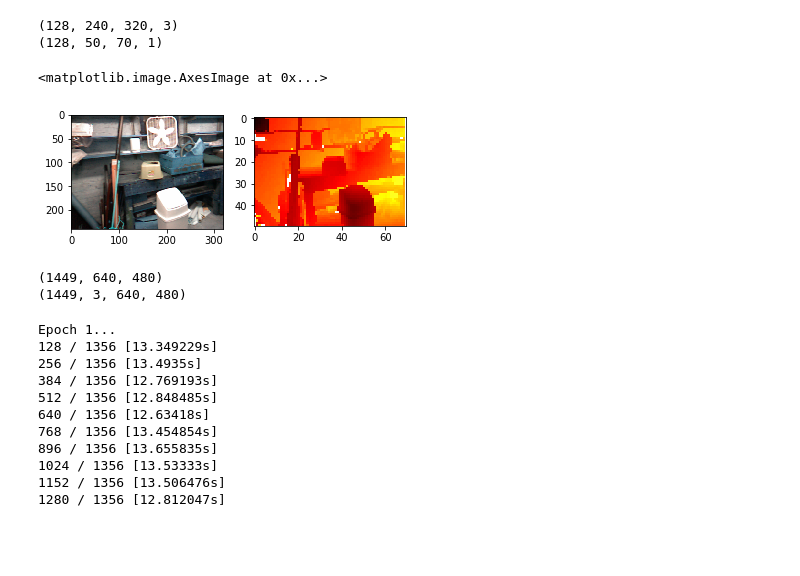
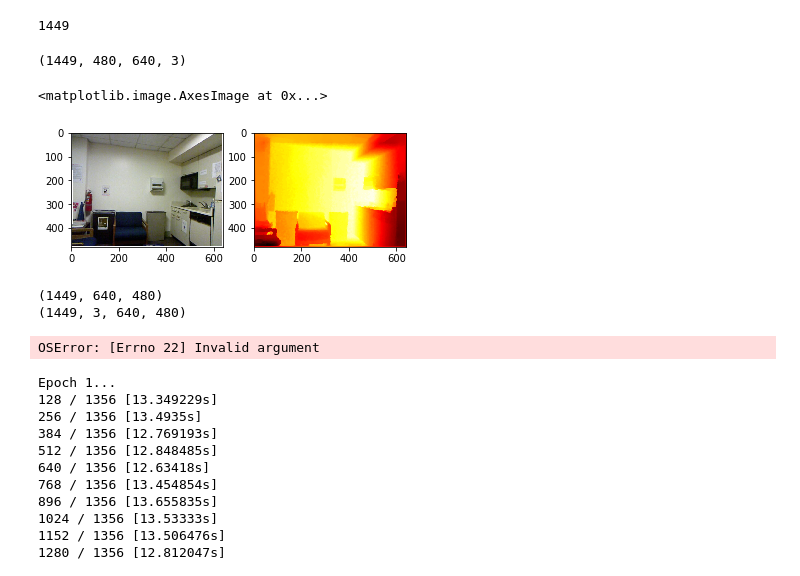
Before and after one commit to ShikaSD/depth-prediction, a Jupyter notebook: depth-prediction.ipynb, the cells around one changed output. Cells and saved outputs as stored; diff of their text form; code cells hidden in the pictures; blank space fills up the shorter version.

```diff
--- a/depth-prediction.ipynb
+++ b/depth-prediction.ipynb
@@ -107,24 +61,33 @@ def batch_generator(X_filenames, y_filenames, batch_size=128):
+# %%
+from sklearn.utils import shuffle
+import numpy as np
+
+images_file = "samples/images.np"
+depths_file = "samples/depths.np"
+length_file = "samples/length.np"
+with open(length_file, "rb") as f:
+    length = np.fromfile(f, dtype=np.int32)[0]
+
+images = np.memmap(images_file, mode="r", dtype=np.uint8, shape=(length, 480, 640, 3))
+depths = np.memmap(depths_file, mode="r", dtype=np.int32, shape=(length, 480, 640))
+# %% [output]
+1449
 # %%
 from random import randint
 from matplotlib import pyplot as plt
 
 %matplotlib inline
 
-gen = batch_generator(X_filenames, y_filenames)
-img, depth = next(gen)
-print(img.shape)
-print(depth.shape)
+print(images.shape)
 
-random_index = randint(0, len(img))
 fig = plt.figure()
 sp = fig.add_subplot(1, 2, 1)
-sp.imshow(img[random_index])
+sp.imshow(images[0])
 sp = fig.add_subplot(1, 2, 2)
-sp.imshow(depth[random_index][:, :, 0], cmap='hot')
+sp.imshow(depths[0], cmap='hot')
 # %% [output]
-(128, 240, 320, 3)
-(128, 50, 70, 1)
+(1449, 480, 640, 3)
 <matplotlib.image.AxesImage at 0x...>
-[figure, old version]
+[figure, new version]
 # %%
 import h5py
@@ -135,8 +97,6 @@ data = h5py.File("samples/nyu_depth_v2_labeled.mat")
 depths = np.asarray(data.get("depths"))
 images = np.asarray(data.get("images"))
 # %%
-import pickle
-
 print(depths.shape)
 print(images.shape)
 
@@ -149,8 +109,7 @@ for x in range(0, images.shape[0]):
         for j in range(0, image[i].shape[0]):
             for k in range(0, image[i, j].shape[0]):
                 images_reshaped[x, k, j, i] = image[i, j, k]
-
-pickle.dump({"depths": depths, "images": images_reshaped}, open("samples/dataset.p", "wb"))
 # %% [output]
 (1449, 640, 480)
 (1449, 3, 640, 480)
+OSError: [Errno 22] Invalid argument
```
Also changed, not shown: parts of 4 cells of this notebook, 1 other file.
